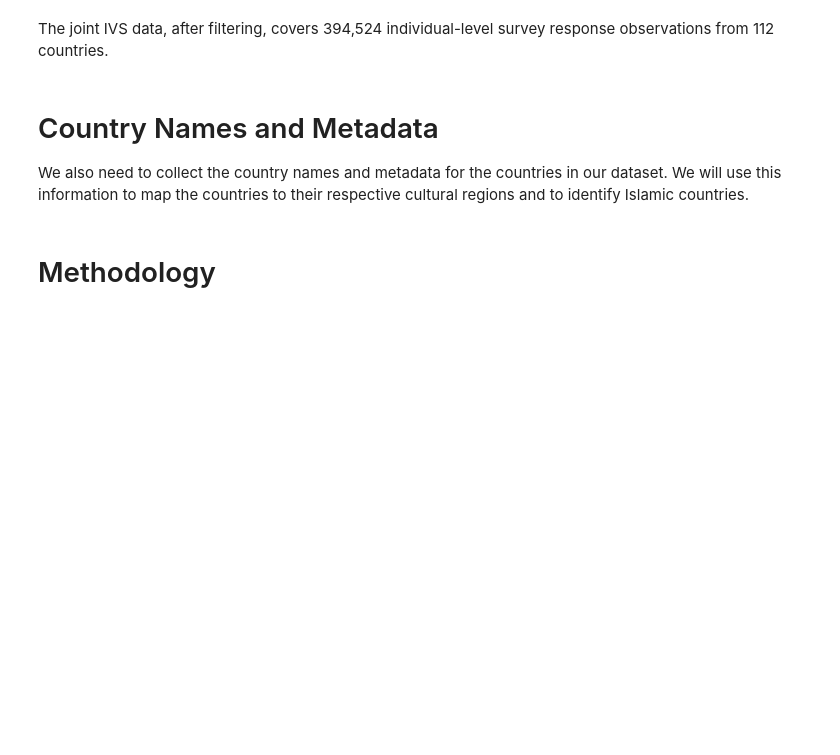
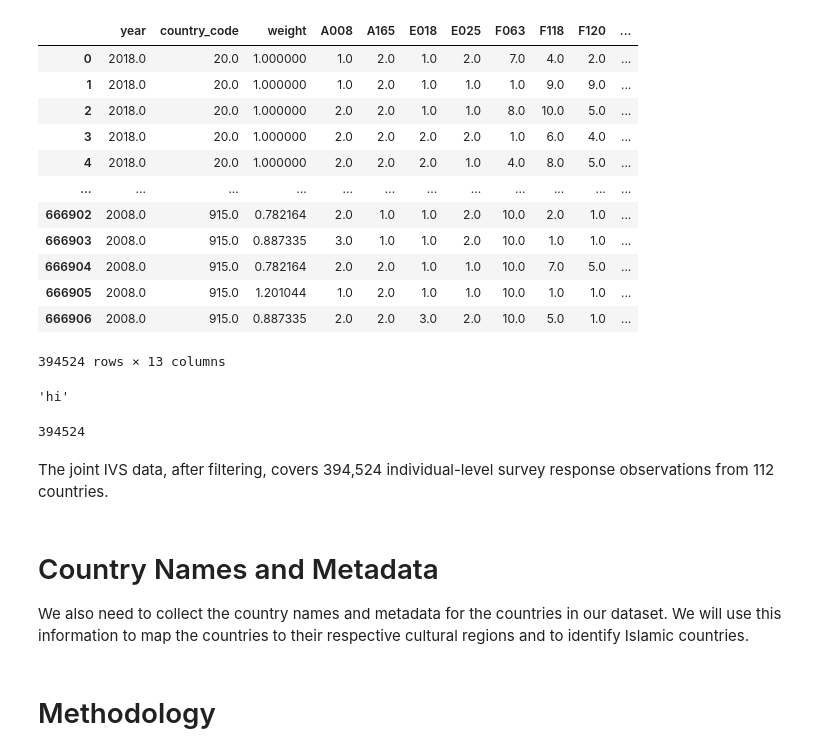
Before and after one commit to Shavvimal/model_cultural_comp, a Jupyter notebook: notebooks/2-pca.ipynb, the cells around one changed output. Drawn from its saved outputs; the diff is of its cells as text; code cells hidden in the pictures; blank space fills up the shorter version.

```diff
--- a/notebooks/2-pca.ipynb
+++ b/notebooks/2-pca.ipynb
@@ -45,2 +14,41 @@ len(subset_ivs_df)
+# %%
+# load ivs_df and country metadata from pkl
+ivs_df = pd.read_pickle("../data/ivs_df.pkl")
+country_codes = pd.read_pickle("../data/country_codes.pkl")
+# Filtering data
+# Metadata we need
+meta_col = ["S020", "S003"]
+# Weights
+weights = ["S017"]
+# Use the ten questions from the IVS that form the basis of the Inglehart-Welzel Cultural Map
+iv_qns = ["A008", "A165", "E018", "E025", "F063", "F118", "F120", "G006", "Y002", "Y003"]
+subset_ivs_df = ivs_df[meta_col+weights+iv_qns]
+subset_ivs_df = subset_ivs_df.rename(columns={'S020': 'year', 'S003': 'country_code', 'S017': 'weight'})
+# remove data from before 2005
+# We need to filter down to the three most recent survey waves (from 2005 onwards). The most recent survey waves provide up-to-date information on cultural values, ensuring that the analysis reflects current societal norms and attitudes. We also filter out the ten questions from the IVS that form the basis of the Inglehart-Welzel Cultural Map.
+subset_ivs_df = subset_ivs_df[subset_ivs_df["year"] >= 2005]
+subset_ivs_df
+# %% [output]
+|  | year | country_code | weight | A008 | A165 | E018 | E025 | F063 | F118 | F120 | ... |
+| 0 | 2018.0 | 20.0 | 1.000000 | 1.0 | 2.0 | 1.0 | 2.0 | 7.0 | 4.0 | 2.0 | ... |
+| 1 | 2018.0 | 20.0 | 1.000000 | 1.0 | 2.0 | 1.0 | 1.0 | 1.0 | 9.0 | 9.0 | ... |
+| 2 | 2018.0 | 20.0 | 1.000000 | 2.0 | 2.0 | 1.0 | 1.0 | 8.0 | 10.0 | 5.0 | ... |
+| 3 | 2018.0 | 20.0 | 1.000000 | 2.0 | 2.0 | 2.0 | 2.0 | 1.0 | 6.0 | 4.0 | ... |
+| 4 | 2018.0 | 20.0 | 1.000000 | 2.0 | 2.0 | 2.0 | 1.0 | 4.0 | 8.0 | 5.0 | ... |
+| ... | ... | ... | ... | ... | ... | ... | ... | ... | ... | ... | ... |
+| 666902 | 2008.0 | 915.0 | 0.782164 | 2.0 | 1.0 | 1.0 | 2.0 | 10.0 | 2.0 | 1.0 | ... |
+| 666903 | 2008.0 | 915.0 | 0.887335 | 3.0 | 1.0 | 1.0 | 2.0 | 10.0 | 1.0 | 1.0 | ... |
+| 666904 | 2008.0 | 915.0 | 0.782164 | 2.0 | 2.0 | 1.0 | 1.0 | 10.0 | 7.0 | 5.0 | ... |
+| 666905 | 2008.0 | 915.0 | 1.201044 | 1.0 | 2.0 | 1.0 | 1.0 | 10.0 | 1.0 | 1.0 | ... |
+| 666906 | 2008.0 | 915.0 | 0.887335 | 2.0 | 2.0 | 3.0 | 2.0 | 10.0 | 5.0 | 1.0 | ... |
+394524 rows × 13 columns
+# %%
+"hi"
+# %% [output]
+'hi'
+# %%
+print(len(subset_ivs_df))
+# %% [output]
+394524
 # %% [markdown]
 The joint IVS data, after filtering, covers 394,524 individual-level survey response observations from 112 countries.
```
Also changed, not shown: parts of 17 cells of this notebook, 14 other files.
